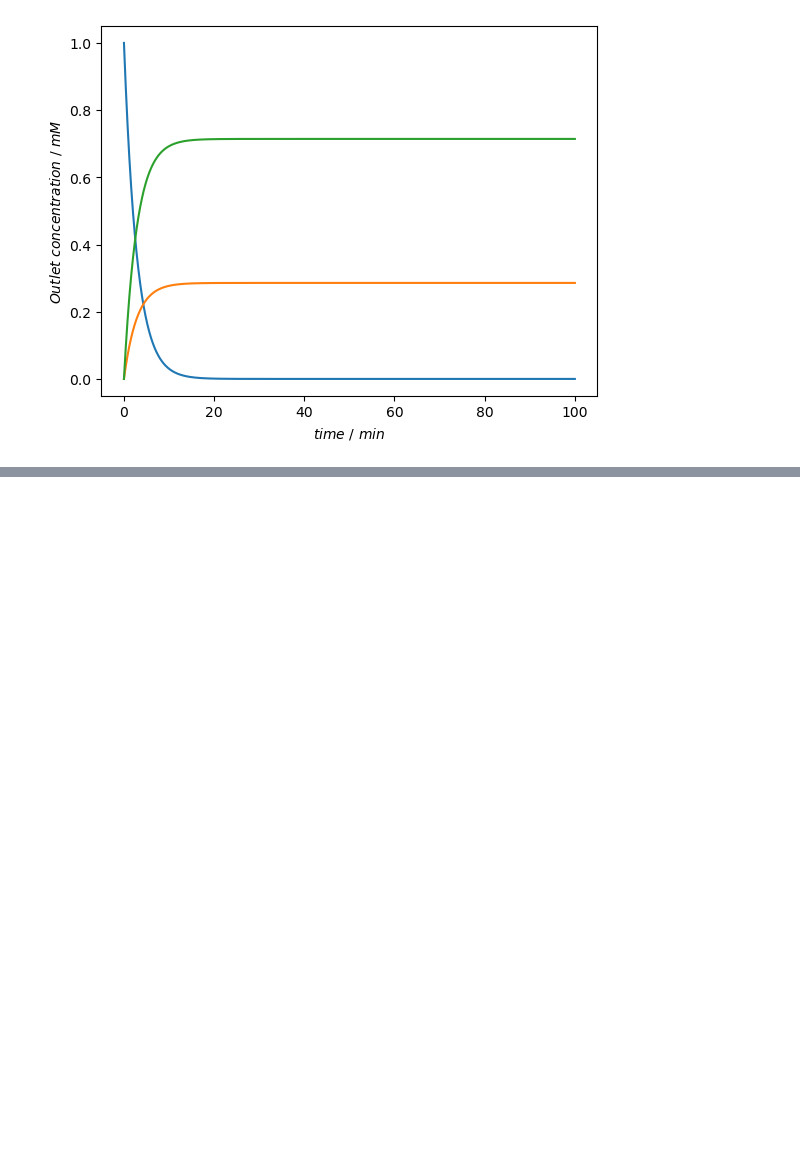
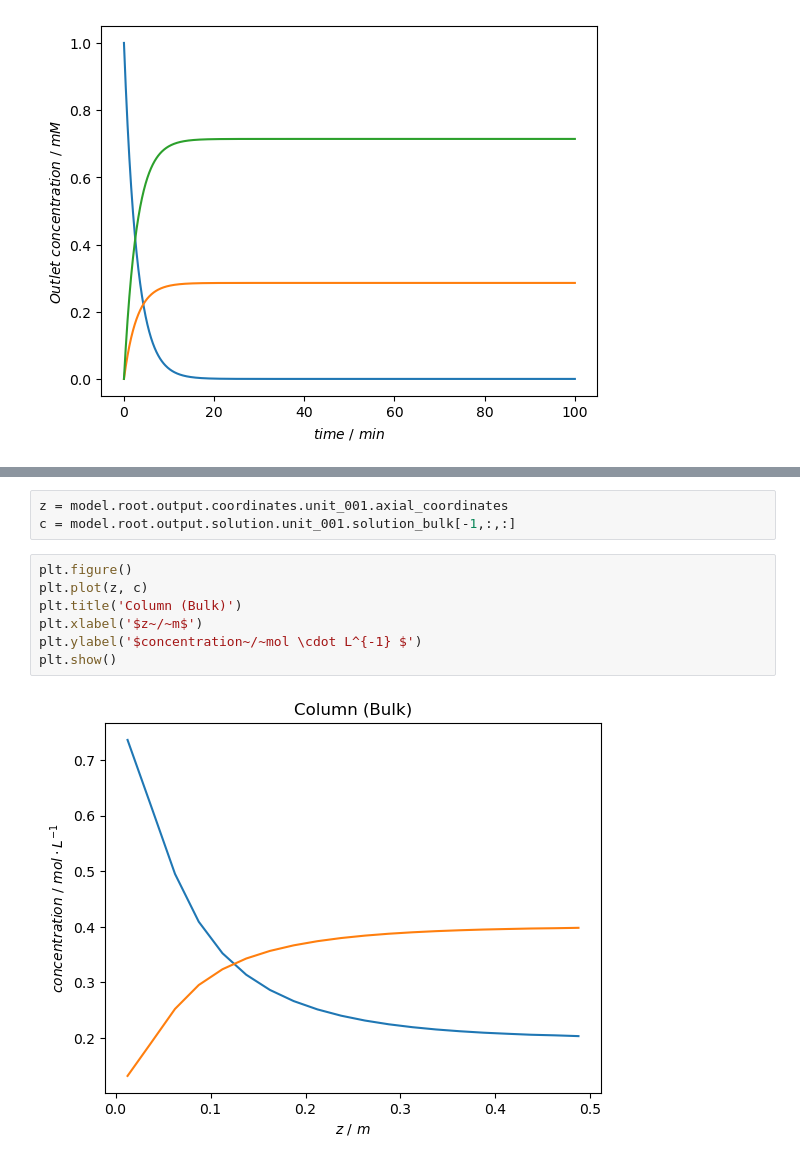
Before and after one commit to HoangLUT/CADET-Tutorial, a Jupyter notebook: 03_chemical_reactions/chemical-reaction-demonstration.ipynb, the cells around one changed output, grey strips where cells are left out. Drawn from its saved outputs; the diff is of its cells as text; blank space fills up the shorter version.

```diff
--- a/03_chemical_reactions/chemical-reaction-demonstration.ipynb
+++ b/03_chemical_reactions/chemical-reaction-demonstration.ipynb
@@ -230,0 +385,12 @@ plt.show()
+# %%
+z = model.root.output.coordinates.unit_001.axial_coordinates
+c = model.root.output.solution.unit_001.solution_bulk[-1,:,:]
+# %%
+plt.figure()
+plt.plot(z, c)
+plt.title('Column (Bulk)')
+plt.xlabel('$z~/~m$')
+plt.ylabel('$concentration~/~mol \cdot L^{-1} $')
+plt.show()
+# %% [output]
+[figure, added]
```
Also changed, not shown: parts of 11 cells of this notebook, 1 other file.
